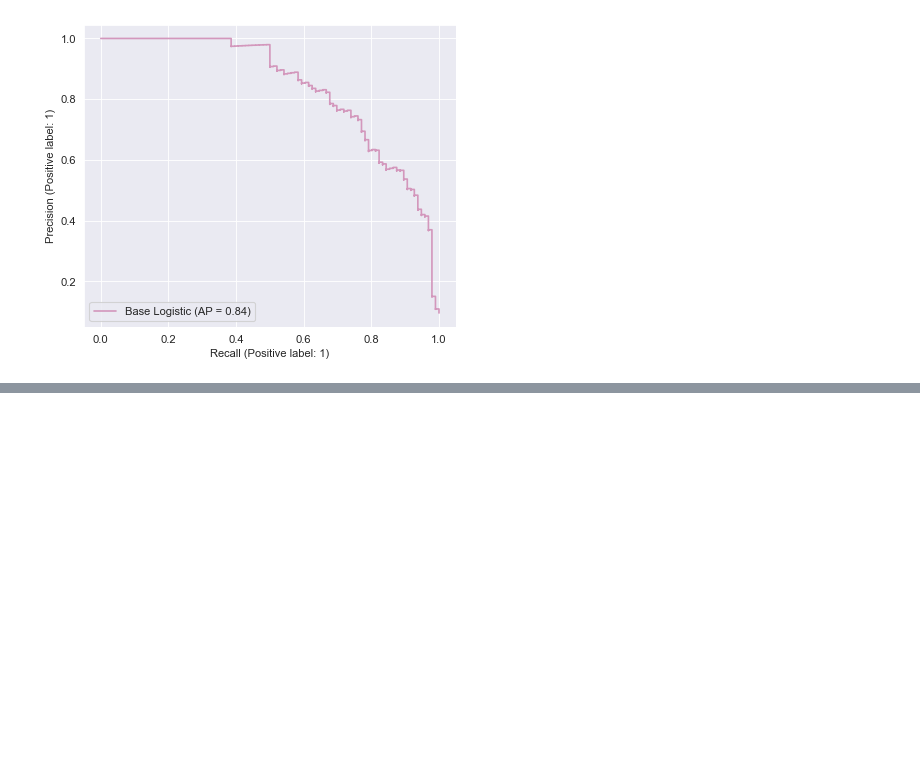
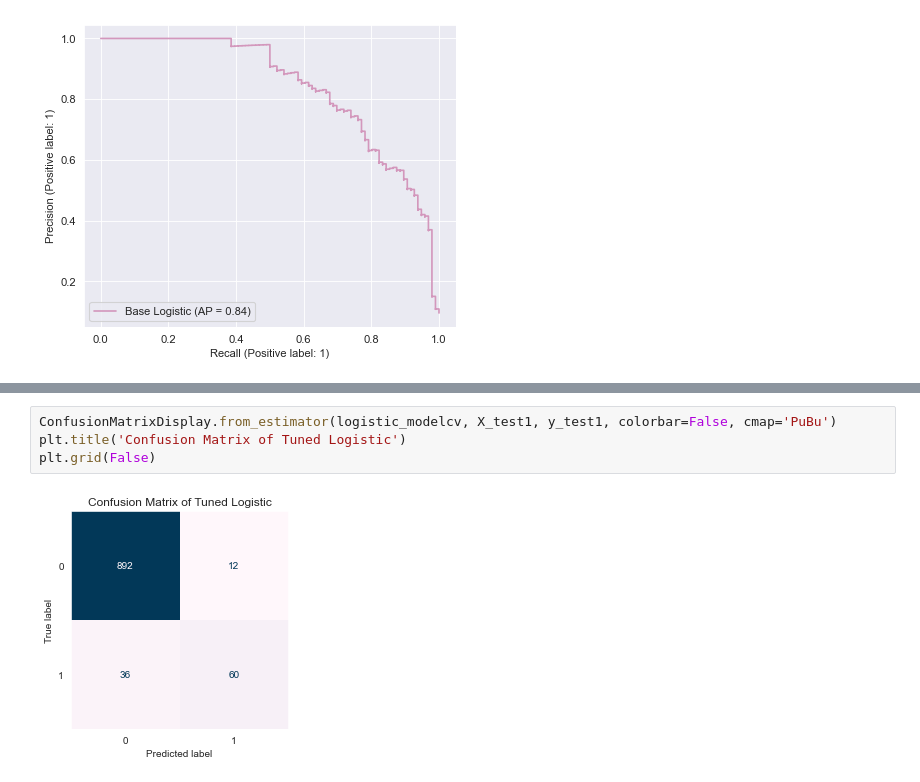
Before and after one commit to DEEPAKMITTAL7/Personal-Bank-Loan-Modeling, a Jupyter notebook: Untitled.ipynb, the cells around one changed output, grey strips where cells are left out. Drawn from its saved outputs; the diff is of its cells as text; blank space fills up the shorter version.

```diff
--- a/Untitled.ipynb
+++ b/Untitled.ipynb
@@ -715,0 +771,6 @@ plt.show()
+# %%
+ConfusionMatrixDisplay.from_estimator(logistic_modelcv, X_test1, y_test1, colorbar=False, cmap='PuBu')
+plt.title('Confusion Matrix of Tuned Logistic')
+plt.grid(False)
+# %% [output]
+[figure, added]
```
Also changed, not shown: parts of 97 cells of this notebook.
